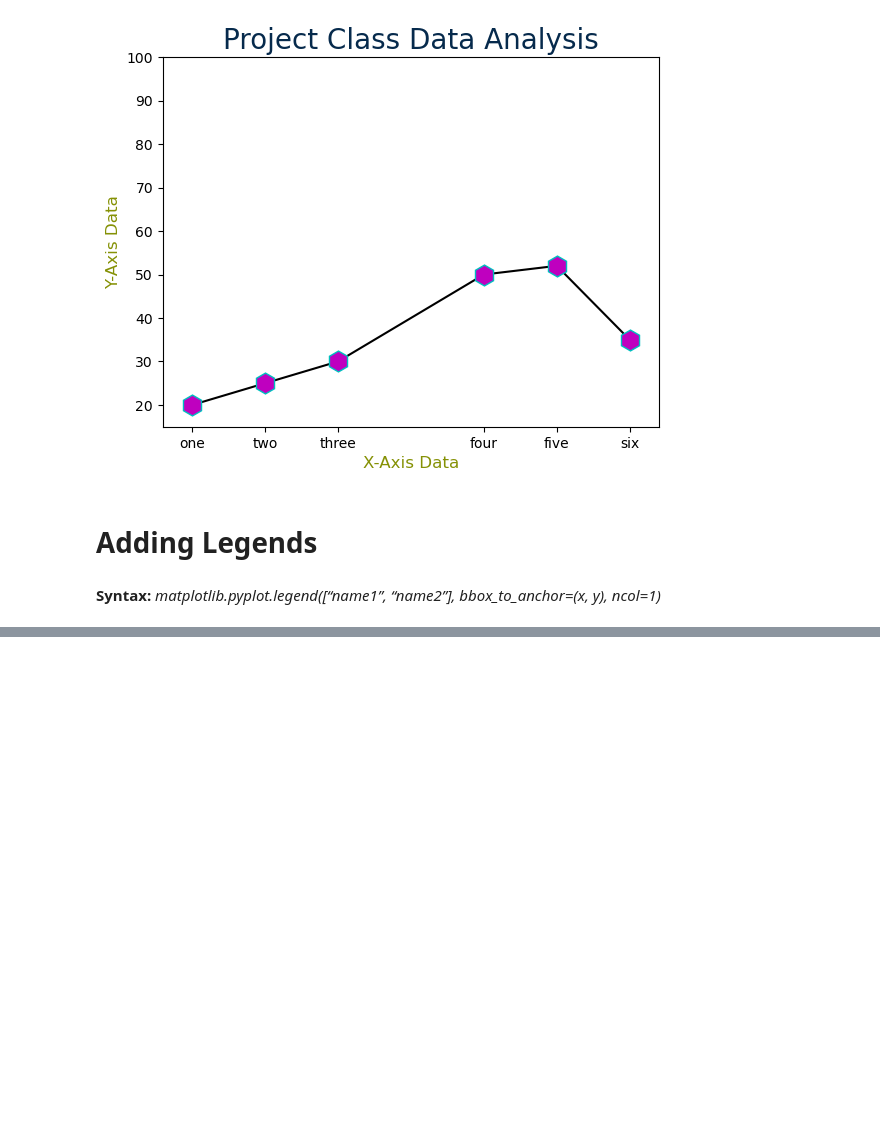
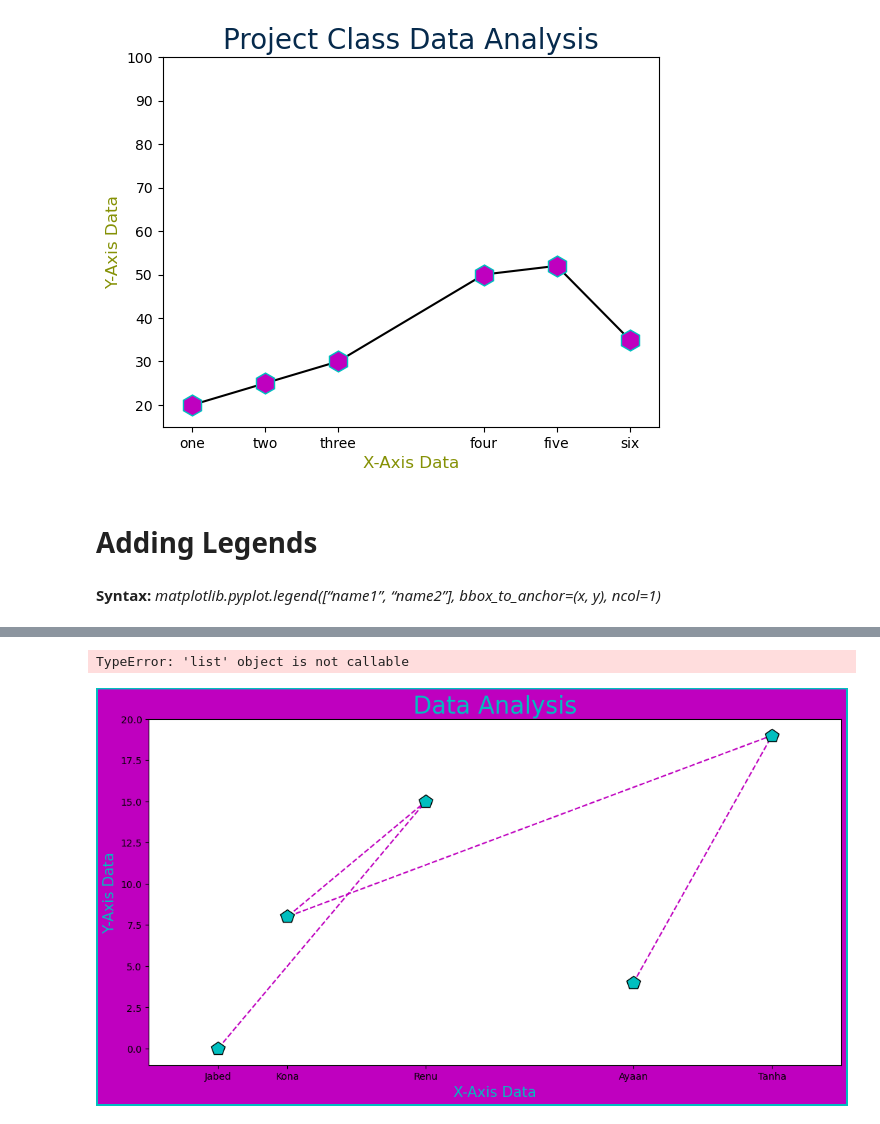
Before and after one commit to jabedkhanjb/Matplotlib, a Jupyter notebook: Matplotlib Data Analysis/Matplotlib Data Analysis.ipynb, the cells around one changed output, grey strips where cells are left out. Saved outputs shown, nothing was run; the diff lists cells and outputs as text; code cells hidden in the pictures; blank space fills up the shorter version.

```diff
--- a/Matplotlib Data Analysis/Matplotlib Data Analysis.ipynb
+++ b/Matplotlib Data Analysis/Matplotlib Data Analysis.ipynb
@@ -125,0 +128,40 @@ plt.show()
+# %%
+
+import matplotlib.pyplot as plt
+from matplotlib.figure import Figure
+import numpy as np
+
+x = np.array([1, 4, 2, 9, 7])
+y = np.array([0, 15, 8, 19, 4])
+
+# plt.plot(x, y, "p-m", ms=15, mec ="k", mfc="c" )
+
+# *************Figure***************
+fig = plt.figure(figsize=(10, 5), facecolor = "m", edgecolor = "c",
+                linewidth=4)
+
+jb = fig.add_axes([1,1,1,1])
+jb.plot(x, y, "p--m", ms=15, mec ="k", mfc="c")
+
+# Graph Title
+plt.title("Data Analysis", color = "c", fontsize = 25)
+
+# x, y axis title
+plt.xlabel("X-Axis Data", color="c", fontsize = 15)
+plt.ylabel("Y-Axis Data", color="c", fontsize = 15)
+
+# setting the limit of x,y axis
+plt.xlim(0, 10)
+plt.ylim(-1, 20)
+
+# setting the labels of x axis
+plt.xticks(x, labels=["Jabed", "Renu", "Kona", "Tanha", "Ayaan"])
+# plt.yticks(x, labels=["First", "Second", "Third", "Fourth", "Fiveth"])
+
+
+# adding graph legend
+plt.legend(["@jabedkhanjb"])
+plt.show()
+# %% [output]
+TypeError: 'list' object is not callable
+[figure, added]
```
Also changed, not shown: parts of 10 cells of this notebook.
